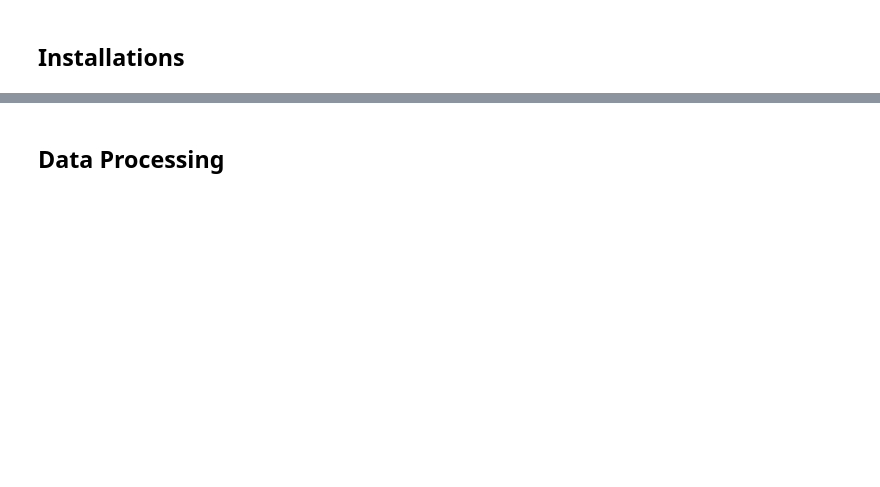
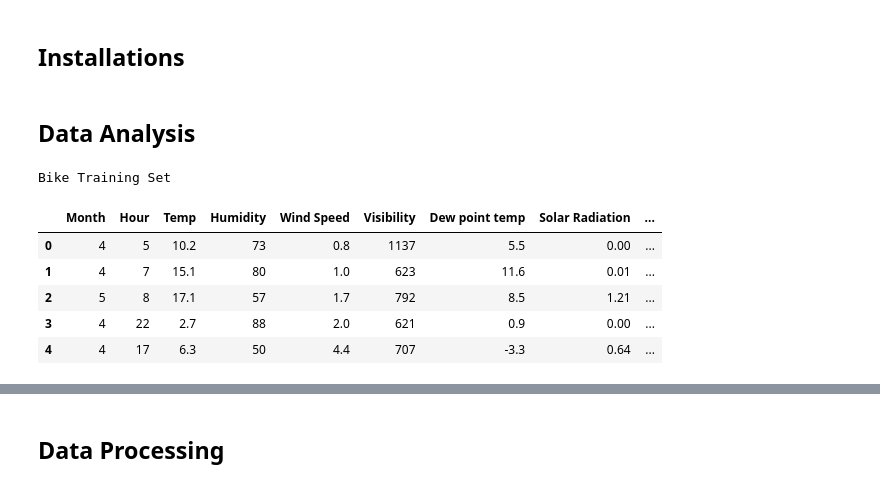
Before and after one commit to brianmoral/ML, a Jupyter notebook: Problem_Sets/Set-4/PS4-Brian-Morales.ipynb, the cells around one changed output, grey strips where cells are left out. Saved outputs shown, nothing was run; the diff lists cells and outputs as text; code cells hidden in the pictures; blank space fills up the shorter version.

```diff
--- a/Problem_Sets/Set-4/PS4-Brian-Morales.ipynb
+++ b/Problem_Sets/Set-4/PS4-Brian-Morales.ipynb
@@ -7,0 +13,30 @@ import pandas as pd
+# %% [markdown]
+## Data Analysis
+# %%
+bike_Xtrain = pd.read_csv('XTrain.csv')
+bike_Ytrain = pd.read_csv('yTrain.csv')
+bike_Xtest = pd.read_csv('XTest.csv')
+bike_Ytrain = bike_Ytrain.drop(columns=['Index'])
+bike_Xtest = bike_Xtest.drop(columns=['Index'])
+bike_Xtrain = bike_Xtrain.drop(columns=['Index'])
+
+bike_Xtrain['Date'] = pd.to_datetime(bike_Xtrain['Date'], infer_datetime_format=True).dt.month
+bike_Xtrain = bike_Xtrain.rename(columns={'Date': 'Month', 'Temperature(�C)': 'Temp', 'Humidity(%)': 'Humidity', 'Wind speed (m/s)': 'Wind Speed',
+                                            'Visibility (10m)': 'Visibility', 'Dew point temperature(�C)': 'Dew point temp', 'Solar Radiation (MJ/m2)': 'Solar Radiation',
+                                            'Rainfall(mm)': 'Rainfall', 'Snowfall (cm)': 'Snowfall'})
+seasons = pd.Categorical(bike_Xtrain['Seasons'])
+bike_Xtrain['Seasons'] = seasons.codes
+holidays = pd.Categorical(bike_Xtrain['Holiday'])
+bike_Xtrain['Holiday'] = holidays.codes
+func_day = pd.Categorical(bike_Xtrain['Functioning Day'])
+bike_Xtrain['Functioning Day'] = func_day.codes
+print('Bike Training Set')
+bike_Xtrain.head()
+# %% [output]
+Bike Training Set
+|  | Month | Hour | Temp | Humidity | Wind Speed | Visibility | Dew point temp | Solar Radiation | ... |
+| 0 | 4 | 5 | 10.2 | 73 | 0.8 | 1137 | 5.5 | 0.00 | ... |
+| 1 | 4 | 7 | 15.1 | 80 | 1.0 | 623 | 11.6 | 0.01 | ... |
+| 2 | 5 | 8 | 17.1 | 57 | 1.7 | 792 | 8.5 | 1.21 | ... |
+| 3 | 4 | 22 | 2.7 | 88 | 2.0 | 621 | 0.9 | 0.00 | ... |
+| 4 | 4 | 17 | 6.3 | 50 | 4.4 | 707 | -3.3 | 0.64 | ... |
```
Also changed, not shown: parts of 15 cells of this notebook, 1 other file.
